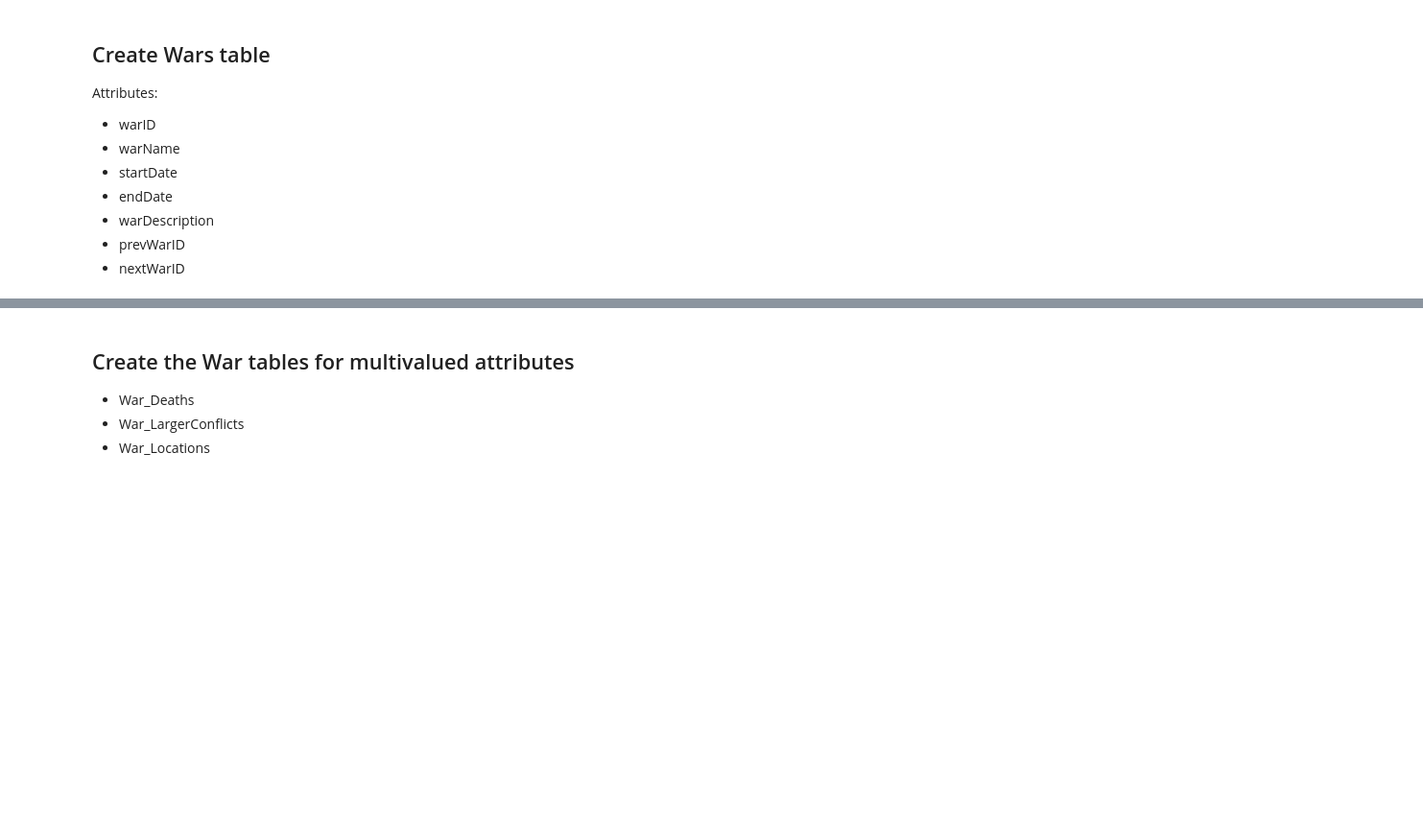
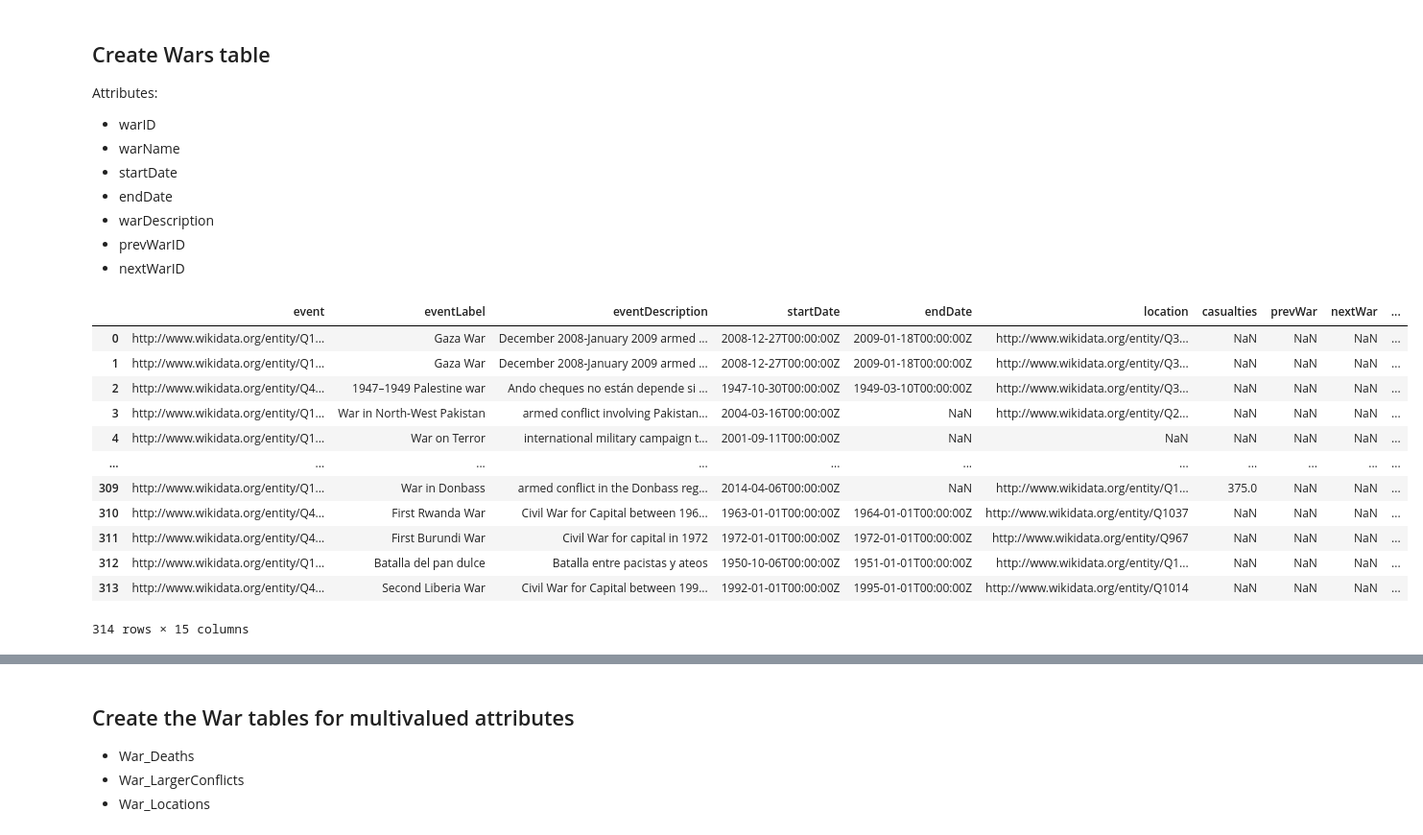
Before and after one commit to piehld/IS532-Final-Project, a Jupyter notebook: Wrangle_Tables.ipynb, the cells around one changed output, grey strips where cells are left out. Shown: that part at 96% size. Saved outputs shown, nothing was run; the diff lists cells and outputs as text; code cells hidden in the pictures; blank space fills up the shorter version.

```diff
--- a/Wrangle_Tables.ipynb
+++ b/Wrangle_Tables.ipynb
@@ -32,4 +44,20 @@ Attributes:
 - warDescription
 - prevWarID
 - nextWarID
+# %%
+war
+# %% [output]
+|  | event | eventLabel | eventDescription | startDate | endDate | location | casualties | prevWar | nextWar | ... |
+| 0 | http://www.wikidata.org/entity/Q1... | Gaza War | December 2008-January 2009 armed ... | 2008-12-27T00:00:00Z | 2009-01-18T00:00:00Z | http://www.wikidata.org/entity/Q3... | NaN | NaN | NaN | ... |
+| 1 | http://www.wikidata.org/entity/Q1... | Gaza War | December 2008-January 2009 armed ... | 2008-12-27T00:00:00Z | 2009-01-18T00:00:00Z | http://www.wikidata.org/entity/Q3... | NaN | NaN | NaN | ... |
+| 2 | http://www.wikidata.org/entity/Q4... | 1947–1949 Palestine war | Ando cheques no están depende si ... | 1947-10-30T00:00:00Z | 1949-03-10T00:00:00Z | http://www.wikidata.org/entity/Q3... | NaN | NaN | NaN | ... |
+| 3 | http://www.wikidata.org/entity/Q1... | War in North-West Pakistan | armed conflict involving Pakistan... | 2004-03-16T00:00:00Z | NaN | http://www.wikidata.org/entity/Q2... | NaN | NaN | NaN | ... |
+| 4 | http://www.wikidata.org/entity/Q1... | War on Terror | international military campaign t... | 2001-09-11T00:00:00Z | NaN | NaN | NaN | NaN | NaN | ... |
+| ... | ... | ... | ... | ... | ... | ... | ... | ... | ... | ... |
+| 309 | http://www.wikidata.org/entity/Q1... | War in Donbass | armed conflict in the Donbass reg... | 2014-04-06T00:00:00Z | NaN | http://www.wikidata.org/entity/Q1... | 375.0 | NaN | NaN | ... |
+| 310 | http://www.wikidata.org/entity/Q4... | First Rwanda War | Civil War for Capital between 196... | 1963-01-01T00:00:00Z | 1964-01-01T00:00:00Z | http://www.wikidata.org/entity/Q1037 | NaN | NaN | NaN | ... |
+| 311 | http://www.wikidata.org/entity/Q4... | First Burundi War | Civil War for capital in 1972 | 1972-01-01T00:00:00Z | 1972-01-01T00:00:00Z | http://www.wikidata.org/entity/Q967 | NaN | NaN | NaN | ... |
+| 312 | http://www.wikidata.org/entity/Q1... | Batalla del pan dulce | Batalla entre pacistas y ateos | 1950-10-06T00:00:00Z | 1951-01-01T00:00:00Z | http://www.wikidata.org/entity/Q1... | NaN | NaN | NaN | ... |
+| 313 | http://www.wikidata.org/entity/Q4... | Second Liberia War | Civil War for Capital between 199... | 1992-01-01T00:00:00Z | 1995-01-01T00:00:00Z | http://www.wikidata.org/entity/Q1014 | NaN | NaN | NaN | ... |
+314 rows × 15 columns
 # %%
```
Also changed, not shown: parts of 33 cells of this notebook, 16 other files.
